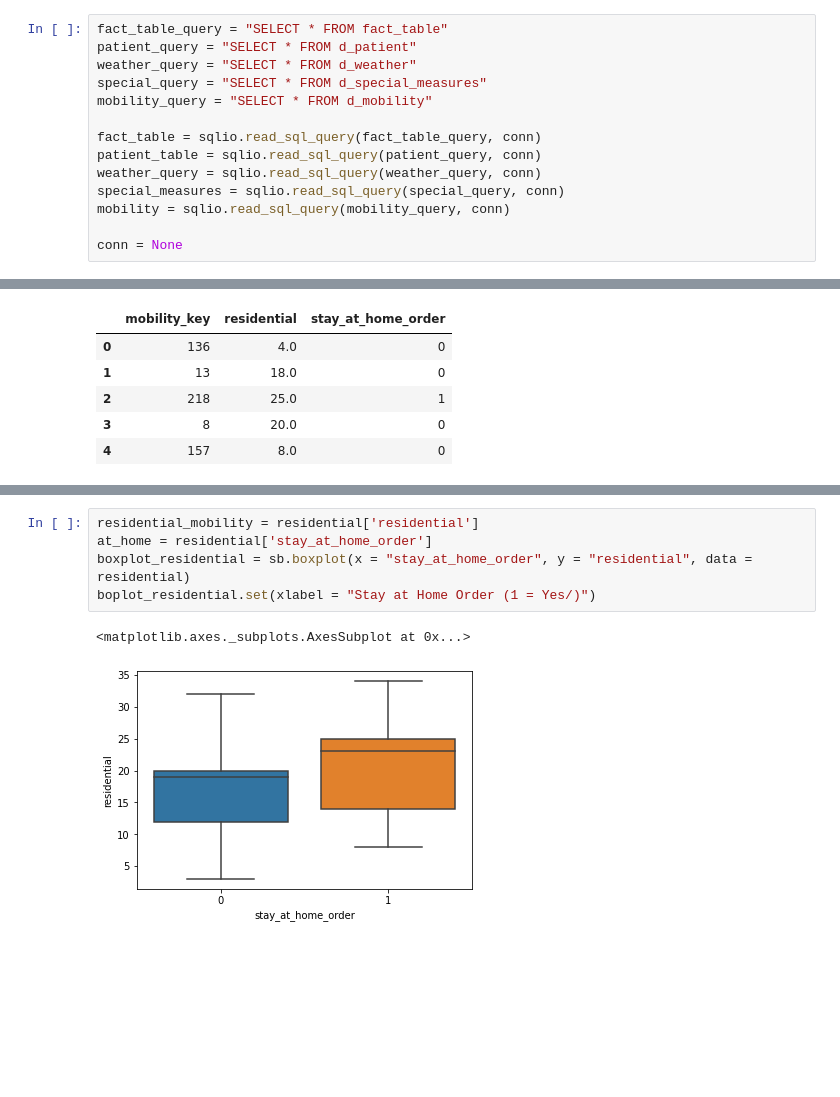
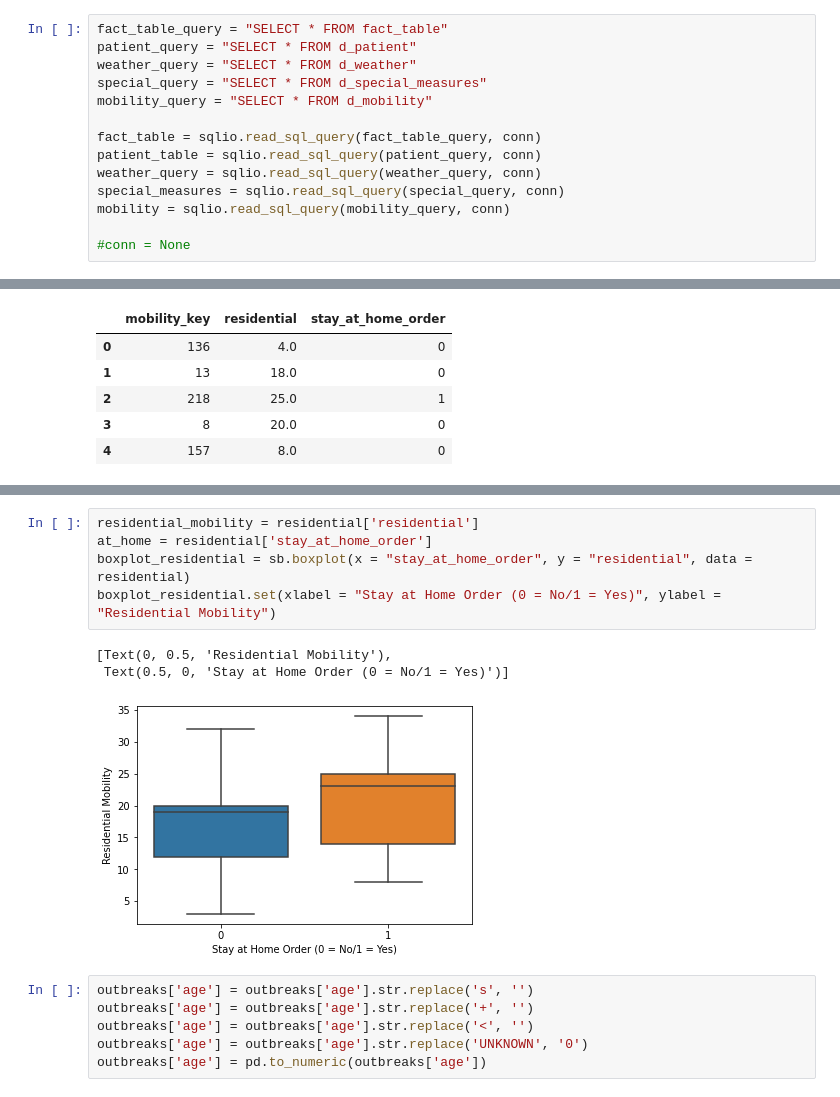
Before and after one commit to WilliamBHuynh/COVID-Tracking-Data-Mart, a Jupyter notebook: Data/Data_Mining_Samet.ipynb, the cells around one changed output, grey strips where cells are left out. Drawn from its saved outputs; the diff is of its cells as text; blank space fills up the shorter version.

Commit message:
Age processed/plots made

```diff
--- a/Data/Data_Mining_Samet.ipynb
+++ b/Data/Data_Mining_Samet.ipynb
@@ -39,7 +39,7 @@ weather_query = sqlio.read_sql_query(weather_query, conn)
 special_measures = sqlio.read_sql_query(special_query, conn)
 mobility = sqlio.read_sql_query(mobility_query, conn)
 
-conn = None
+#conn = None
 # %%
 residential_query  = '''SELECT DISTINCT m.mobility_key, m.residential, s.stay_at_home_order
 FROM d_mobility m, d_special_measures s, fact_table f
@@ -149,8 +153,15 @@ outbreaks.head()
 # %%
 residential_mobility = residential['residential']
 at_home = residential['stay_at_home_order']
 boxplot_residential = sb.boxplot(x = "stay_at_home_order", y = "residential", data = residential)
-boplot_residential.set(xlabel = "Stay at Home Order (1 = Yes/)")
+boxplot_residential.set(xlabel = "Stay at Home Order (0 = No/1 = Yes)", ylabel = "Residential Mobility")
 # %% [output]
-<matplotlib.axes._subplots.AxesSubplot at 0x...>
+[Text(0, 0.5, 'Residential Mobility'),
+ Text(0.5, 0, 'Stay at Home Order (0 = No/1 = Yes)')]
-[figure, old version]
+[figure, new version]
+# %%
+outbreaks['age'] = outbreaks['age'].str.replace('s', '')
+outbreaks['age'] = outbreaks['age'].str.replace('+', '')
+outbreaks['age'] = outbreaks['age'].str.replace('<', '')
+outbreaks['age'] = outbreaks['age'].str.replace('UNKNOWN', '0')
+outbreaks['age'] = pd.to_numeric(outbreaks['age'])
```
Also changed, not shown: parts of 5 cells of this notebook.
